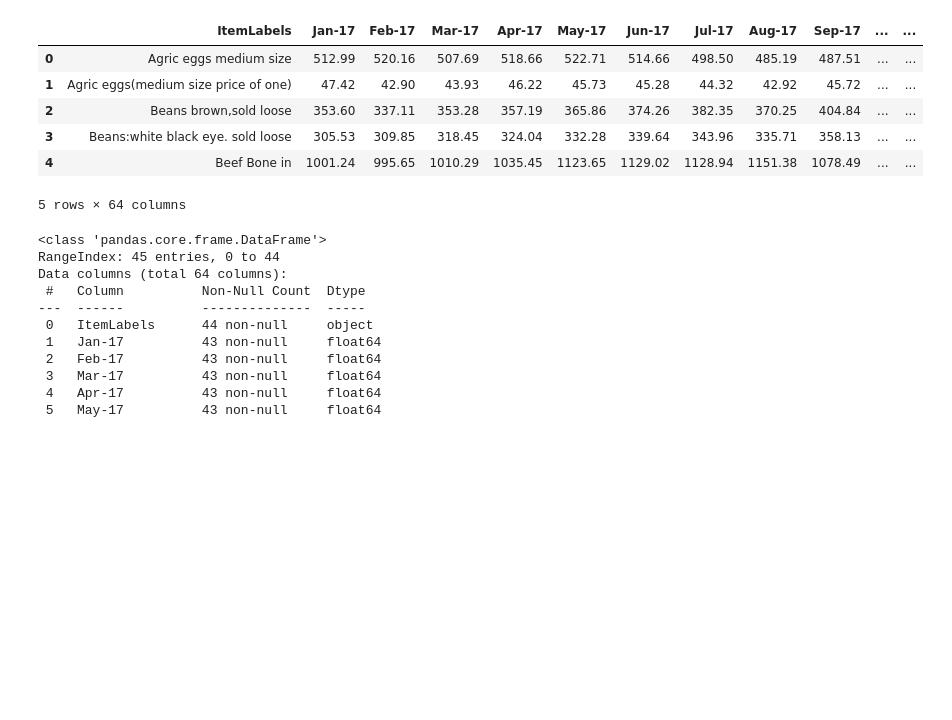
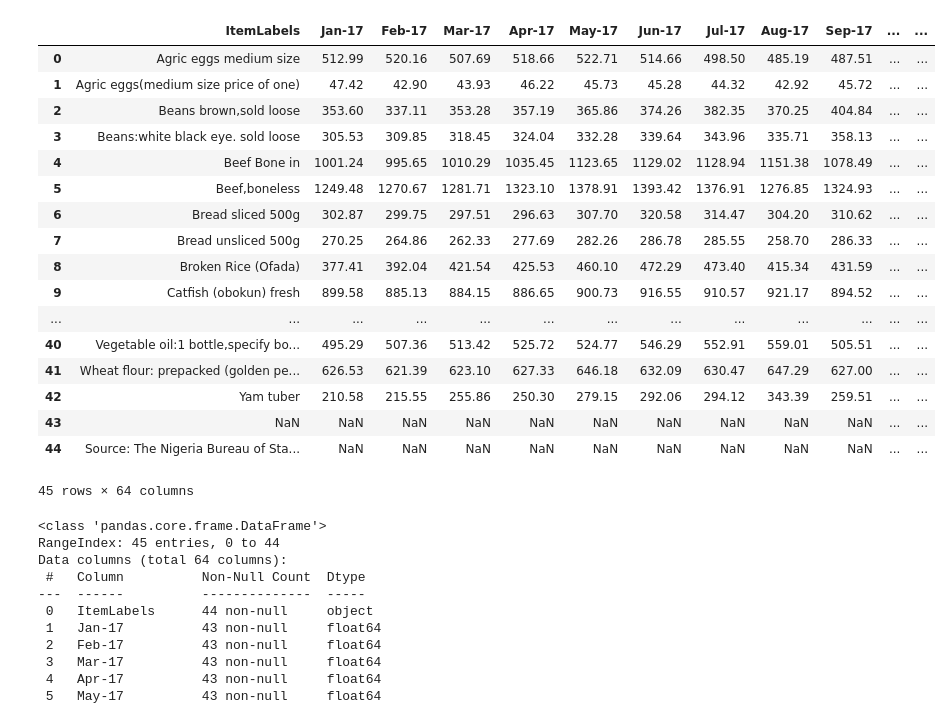
Before and after one commit to LesTobii/food-price-prediction, a Jupyter notebook: Food Price Forecasting.ipynb, the cells around one changed output. Drawn from its saved outputs; the diff is of its cells as text; code cells hidden in the pictures; blank space fills up the shorter version.

```diff
--- a/Food Price Forecasting.ipynb
+++ b/Food Price Forecasting.ipynb
@@ -3,15 +23,27 @@
 # %%
+#load data
 import pandas as pd
 df = pd.read_csv("food-prices-for-nigeria-2017-2021.csv")
-df.head()
+df
 # %% [output]
 |  | ItemLabels | Jan-17 | Feb-17 | Mar-17 | Apr-17 | May-17 | Jun-17 | Jul-17 | Aug-17 | Sep-17 | ... | ... |
 | 0 | Agric eggs medium size | 512.99 | 520.16 | 507.69 | 518.66 | 522.71 | 514.66 | 498.50 | 485.19 | 487.51 | ... | ... |
 | 1 | Agric eggs(medium size price of one) | 47.42 | 42.90 | 43.93 | 46.22 | 45.73 | 45.28 | 44.32 | 42.92 | 45.72 | ... | ... |
 | 2 | Beans brown,sold loose | 353.60 | 337.11 | 353.28 | 357.19 | 365.86 | 374.26 | 382.35 | 370.25 | 404.84 | ... | ... |
 | 3 | Beans:white black eye. sold loose | 305.53 | 309.85 | 318.45 | 324.04 | 332.28 | 339.64 | 343.96 | 335.71 | 358.13 | ... | ... |
 | 4 | Beef Bone in | 1001.24 | 995.65 | 1010.29 | 1035.45 | 1123.65 | 1129.02 | 1128.94 | 1151.38 | 1078.49 | ... | ... |
+| 5 | Beef,boneless | 1249.48 | 1270.67 | 1281.71 | 1323.10 | 1378.91 | 1393.42 | 1376.91 | 1276.85 | 1324.93 | ... | ... |
+| 6 | Bread sliced 500g | 302.87 | 299.75 | 297.51 | 296.63 | 307.70 | 320.58 | 314.47 | 304.20 | 310.62 | ... | ... |
+| 7 | Bread unsliced 500g | 270.25 | 264.86 | 262.33 | 277.69 | 282.26 | 286.78 | 285.55 | 258.70 | 286.33 | ... | ... |
+| 8 | Broken Rice (Ofada) | 377.41 | 392.04 | 421.54 | 425.53 | 460.10 | 472.29 | 473.40 | 415.34 | 431.59 | ... | ... |
+| 9 | Catfish (obokun) fresh | 899.58 | 885.13 | 884.15 | 886.65 | 900.73 | 916.55 | 910.57 | 921.17 | 894.52 | ... | ... |
+| ... | ... | ... | ... | ... | ... | ... | ... | ... | ... | ... | ... | ... |
+| 40 | Vegetable oil:1 bottle,specify bo... | 495.29 | 507.36 | 513.42 | 525.72 | 524.77 | 546.29 | 552.91 | 559.01 | 505.51 | ... | ... |
+| 41 | Wheat flour: prepacked (golden pe... | 626.53 | 621.39 | 623.10 | 627.33 | 646.18 | 632.09 | 630.47 | 647.29 | 627.00 | ... | ... |
+| 42 | Yam tuber | 210.58 | 215.55 | 255.86 | 250.30 | 279.15 | 292.06 | 294.12 | 343.39 | 259.51 | ... | ... |
+| 43 | NaN | NaN | NaN | NaN | NaN | NaN | NaN | NaN | NaN | NaN | ... | ... |
+| 44 | Source: The Nigeria Bureau of Sta... | NaN | NaN | NaN | NaN | NaN | NaN | NaN | NaN | NaN | ... | ... |
-5 rows × 64 columns
+45 rows × 64 columns
 # %%
 df.info()
 # %% [output]
```
Also changed, not shown: parts of 51 cells of this notebook, 1 other file.
